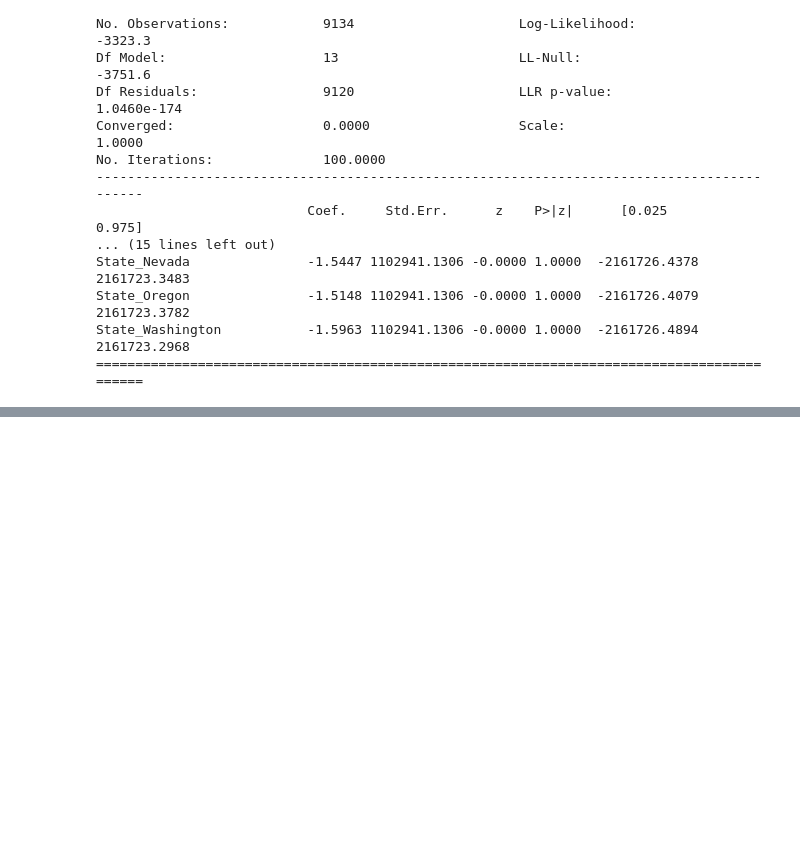
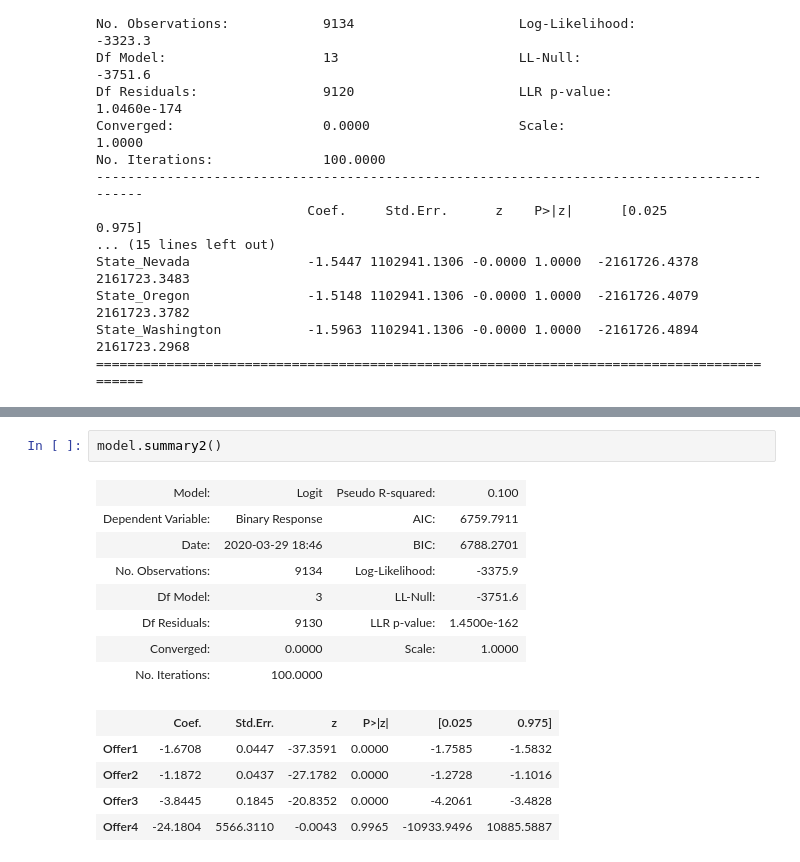
Before and after one commit to jgoodz8/3251_Project_Group2, a Jupyter notebook: Zain - Logistic regression.ipynb, the cells around one changed output, grey strips where cells are left out. Drawn from its saved outputs; the diff is of its cells as text; blank space fills up the shorter version.

```diff
--- a/Zain - Logistic regression.ipynb
+++ b/Zain - Logistic regression.ipynb
@@ -210,0 +269,16 @@ df_accuracy
+# %%
+model.summary2()
+# %% [output]
+| Model: | Logit | Pseudo R-squared: | 0.100 |
+| Dependent Variable: | Binary Response | AIC: | 6759.7911 |
+| Date: | 2020-03-29 18:46 | BIC: | 6788.2701 |
+| No. Observations: | 9134 | Log-Likelihood: | -3375.9 |
+| Df Model: | 3 | LL-Null: | -3751.6 |
+| Df Residuals: | 9130 | LLR p-value: | 1.4500e-162 |
+| Converged: | 0.0000 | Scale: | 1.0000 |
+| No. Iterations: | 100.0000 |  |  |
+|  | Coef. | Std.Err. | z | P>|z| | [0.025 | 0.975] |
+| Offer1 | -1.6708 | 0.0447 | -37.3591 | 0.0000 | -1.7585 | -1.5832 |
+| Offer2 | -1.1872 | 0.0437 | -27.1782 | 0.0000 | -1.2728 | -1.1016 |
+| Offer3 | -3.8445 | 0.1845 | -20.8352 | 0.0000 | -4.2061 | -3.4828 |
+| Offer4 | -24.1804 | 5566.3110 | -0.0043 | 0.9965 | -10933.9496 | 10885.5887 |
```
Also changed, not shown: parts of 20 cells of this notebook.
